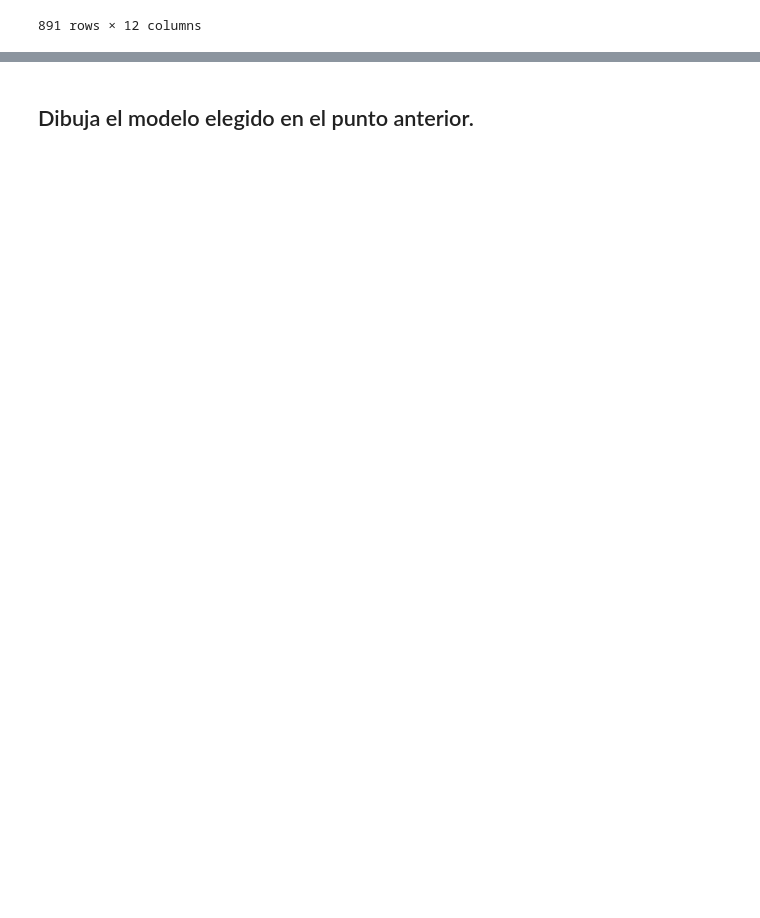
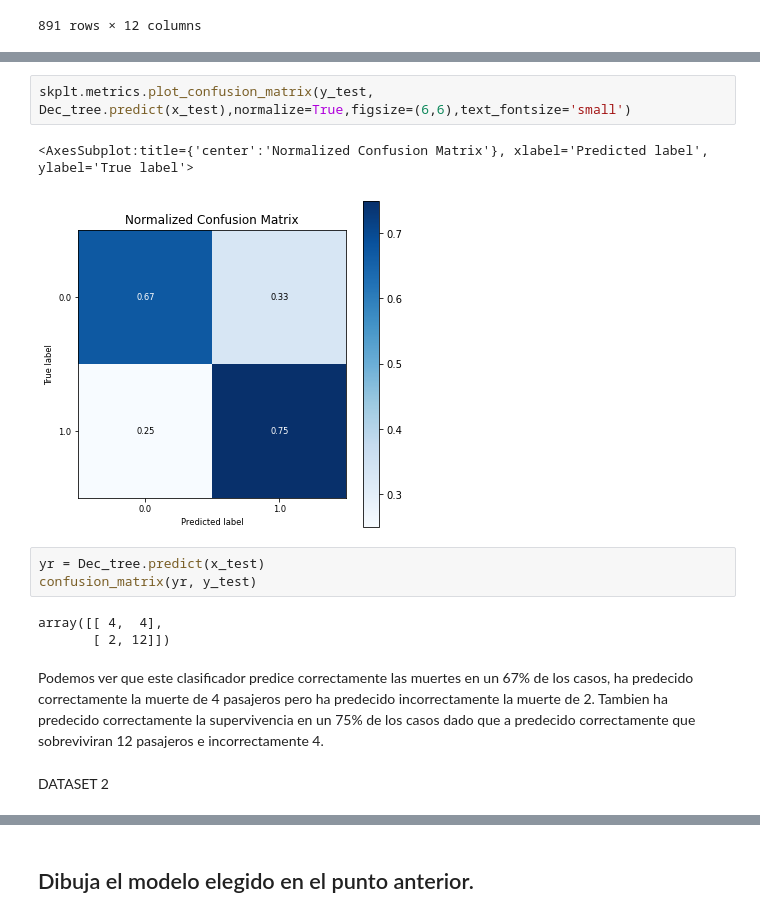
Before and after one commit to AlvaroChavarri/Practicamining3, a Jupyter notebook: LAB03-GRUPORoigChavarri/Practica1Titanic.ipynb, the cells around one changed output, grey strips where cells are left out. Cells and saved outputs as stored; diff of their text form; blank space fills up the shorter version.

```diff
--- a/LAB03-GRUPORoigChavarri/Practica1Titanic.ipynb
+++ b/LAB03-GRUPORoigChavarri/Practica1Titanic.ipynb
@@ -158,0 +271,16 @@ confusion_matrix_model(Dec_tree)
+# %%
+skplt.metrics.plot_confusion_matrix(y_test, Dec_tree.predict(x_test),normalize=True,figsize=(6,6),text_fontsize='small')
+# %% [output]
+<AxesSubplot:title={'center':'Normalized Confusion Matrix'}, xlabel='Predicted label', ylabel='True label'>
+[figure, added]
+# %%
+yr = Dec_tree.predict(x_test)
+confusion_matrix(yr, y_test)
+# %% [output]
+array([[ 4,  4],
+       [ 2, 12]])
+# %% [markdown]
+Podemos ver que este clasificador predice correctamente las muertes en un 67% de los casos, ha predecido correctamente la muerte de 4 pasajeros pero ha predecido incorrectamente la muerte de 2.
+Tambien ha predecido correctamente la supervivencia en un 75% de los casos dado que a predecido correctamente que sobreviviran 12 pasajeros e incorrectamente 4.
+# %% [markdown]
+DATASET 2
```
Also changed, not shown: parts of 55 cells of this notebook, 7 other files.
